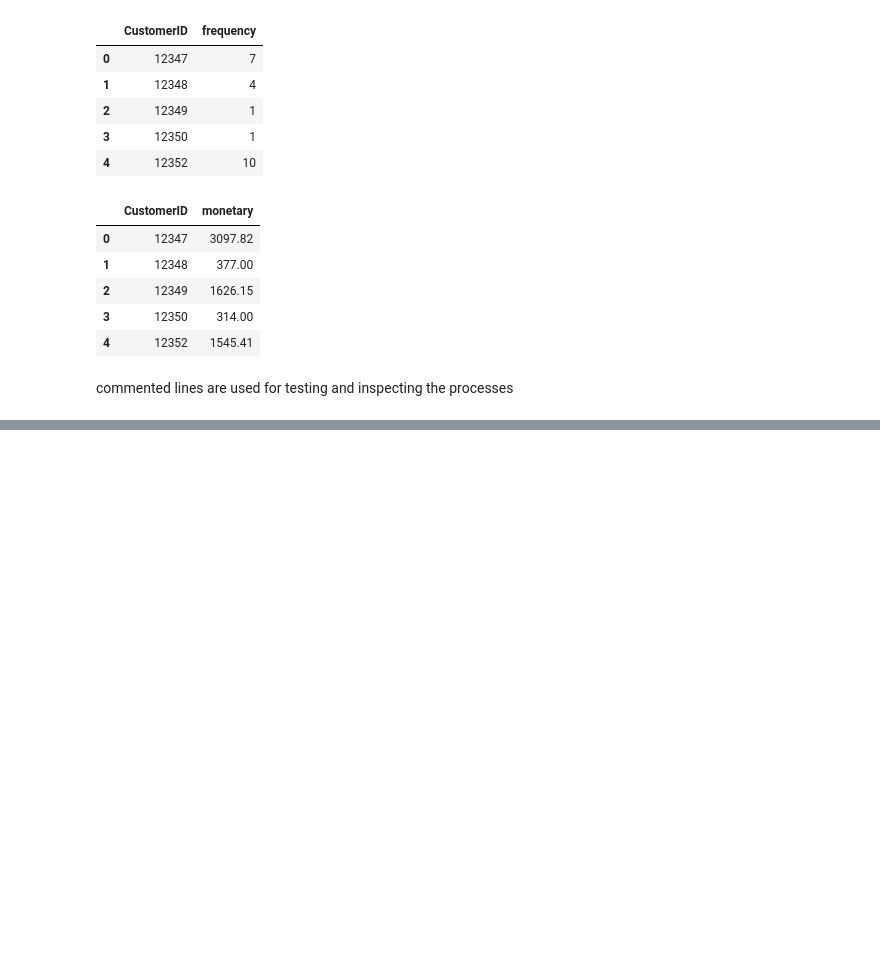
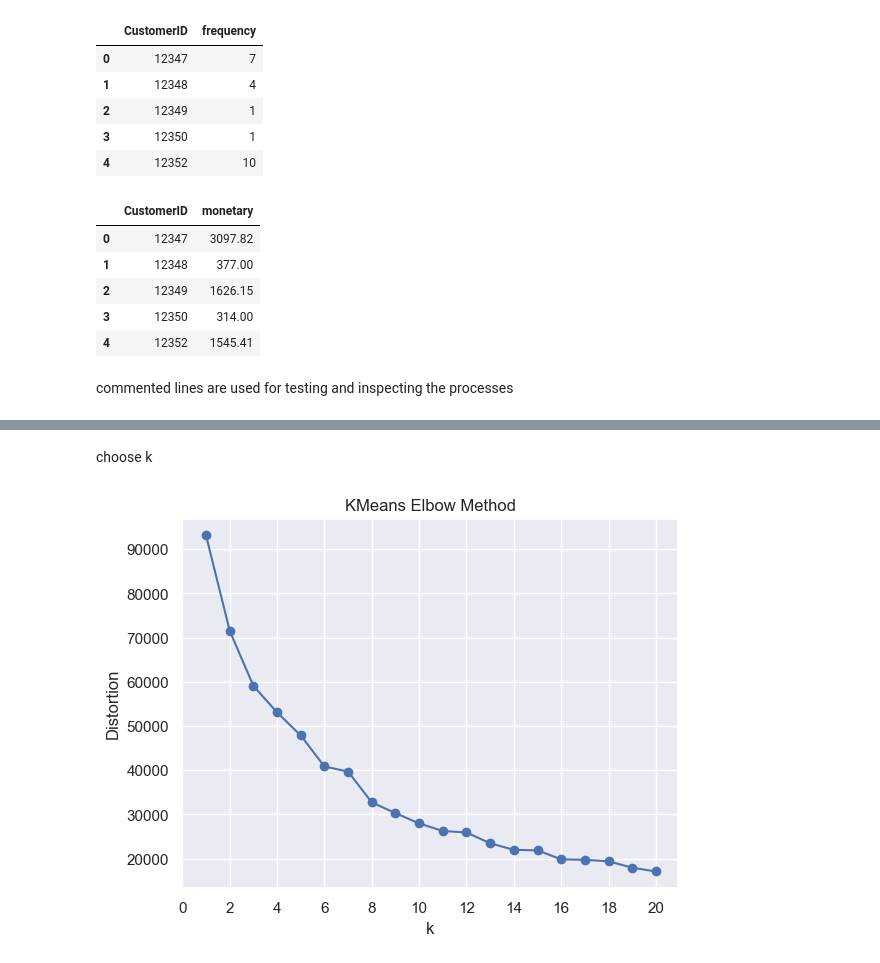
Before and after one commit to patcha-ranat/Ecommerce-Invoice-End-to-end, a Jupyter notebook: model_dev.ipynb, the cells around one changed output, grey strips where cells are left out. Saved outputs shown, nothing was run; the diff lists cells and outputs as text; code cells hidden in the pictures; blank space fills up the shorter version.

```diff
--- a/model_dev.ipynb
+++ b/model_dev.ipynb
@@ -261,0 +409,26 @@ customer_profile.head()
+# %% [markdown]
+choose k
+# %%
+from sklearn.preprocessing import RobustScaler
+scaler = RobustScaler()
+rfm_scaled = scaler.fit_transform(rfm.drop(columns=['CustomerID']))
+rfm_scaled = pd.DataFrame(rfm_scaled, columns=rfm.drop(columns=['CustomerID']).columns)
+# rfm_scaled['CustomerID'] = rfm['CustomerID']
+rfm_scaled.head()
+
+from sklearn.cluster import KMeans
+
+distortion = []
+for k in range(1, 21):
+    kmeans = KMeans(n_clusters=k, init="k-means++", n_init='auto')
+    kmeans.fit(rfm_scaled)
+    distortion.append(kmeans.inertia_)
+plt.plot(range(1, 21), distortion, marker='o')
+plt.xticks(range(0, 22, 2))
+plt.grid()
+plt.title("KMeans Elbow Method")
+plt.ylabel("Distortion")
+plt.xlabel("k")
+plt.show()
+# %% [output]
+[figure, added]
```
Also changed, not shown: parts of 40 cells of this notebook.
